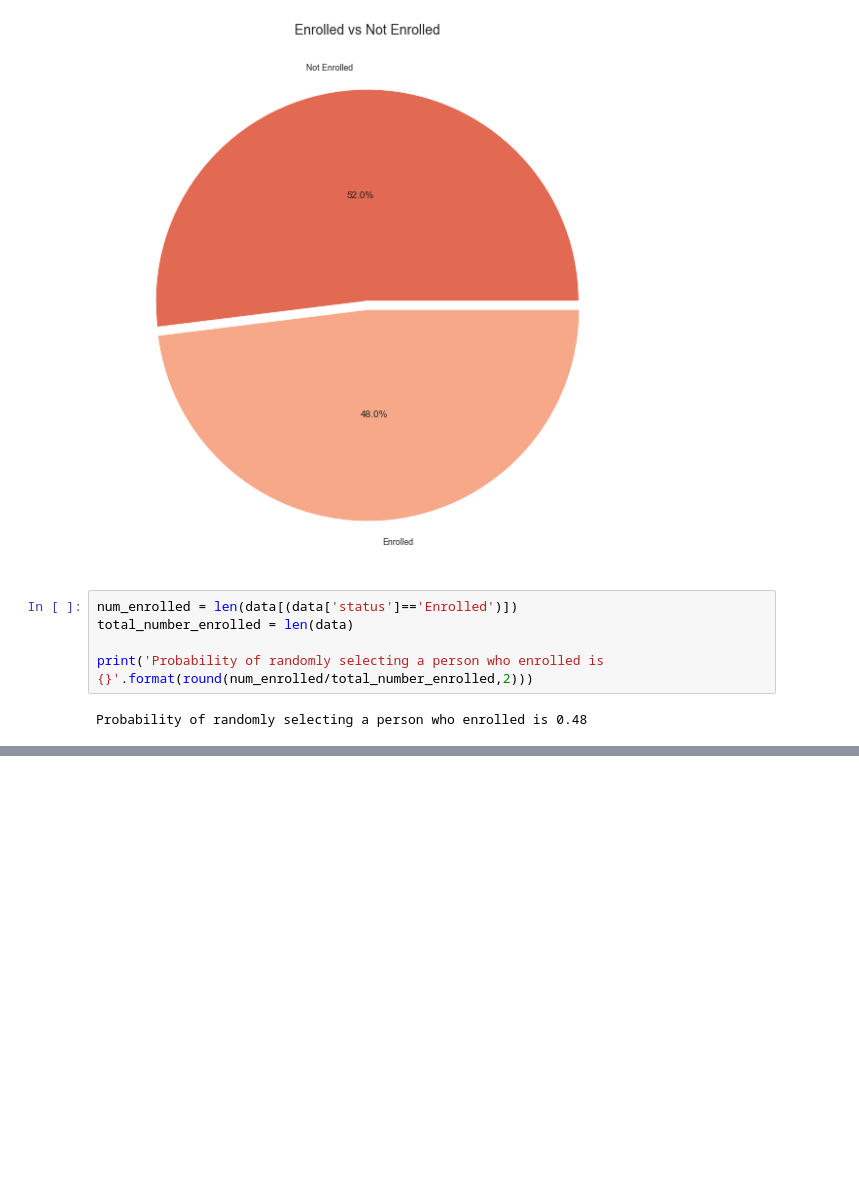
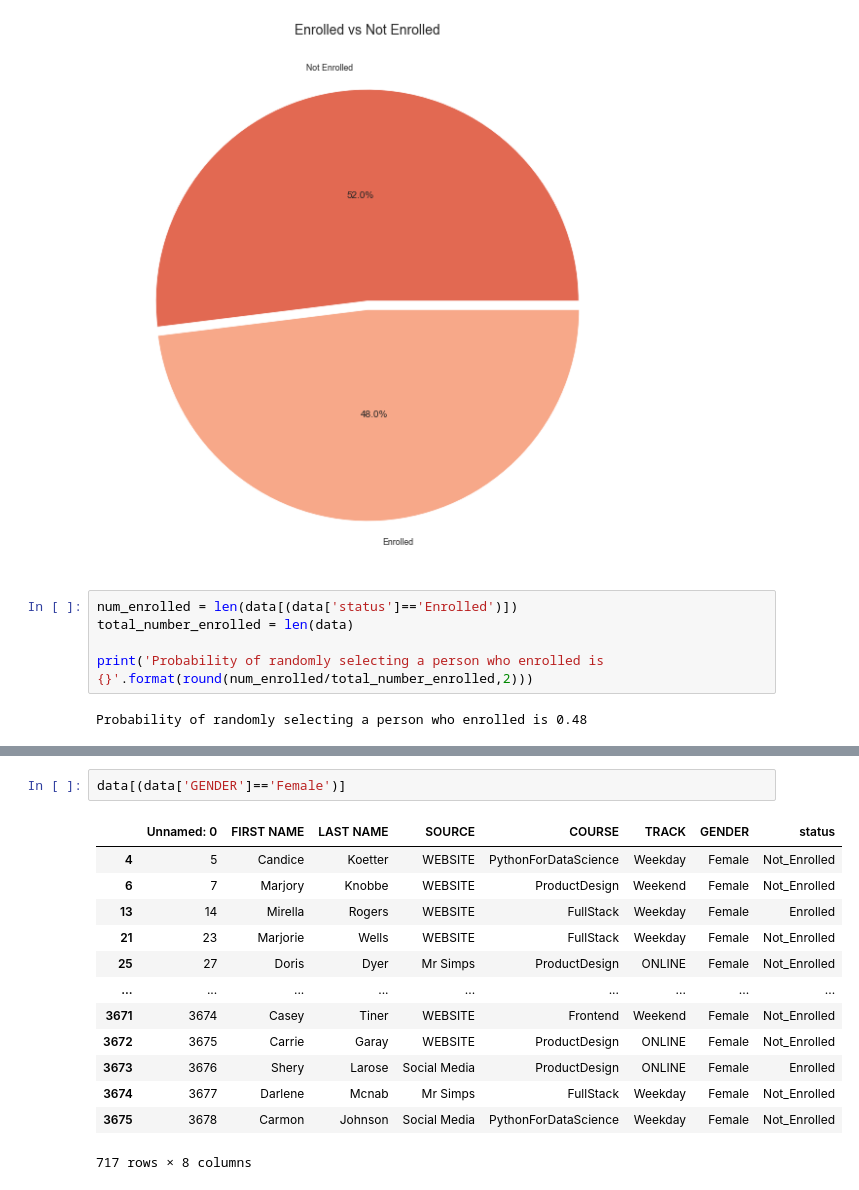
Before and after one commit to tahheel/V-Internship, a Jupyter notebook: Week 1/Damilola_week1.ipynb, the cells around one changed output, grey strips where cells are left out. Drawn from its saved outputs; the diff is of its cells as text; blank space fills up the shorter version.

```diff
--- a/Week 1/Damilola_week1.ipynb
+++ b/Week 1/Damilola_week1.ipynb
@@ -226,0 +227,16 @@ print('3. Probability of randomly selecting a person who enrolled is {}'.format(
+# %%
+data[(data['GENDER']=='Female')]
+# %% [output]
+|  | Unnamed: 0 | FIRST NAME | LAST NAME | SOURCE | COURSE | TRACK | GENDER | status |
+| 4 | 5 | Candice | Koetter | WEBSITE | PythonForDataScience | Weekday | Female | Not_Enrolled |
+| 6 | 7 | Marjory | Knobbe | WEBSITE | ProductDesign | Weekend | Female | Not_Enrolled |
+| 13 | 14 | Mirella | Rogers | WEBSITE | FullStack | Weekday | Female | Enrolled |
+| 21 | 23 | Marjorie | Wells | WEBSITE | FullStack | Weekday | Female | Not_Enrolled |
+| 25 | 27 | Doris | Dyer | Mr Simps | ProductDesign | ONLINE | Female | Not_Enrolled |
+| ... | ... | ... | ... | ... | ... | ... | ... | ... |
+| 3671 | 3674 | Casey | Tiner | WEBSITE | Frontend | Weekend | Female | Not_Enrolled |
+| 3672 | 3675 | Carrie | Garay | WEBSITE | ProductDesign | ONLINE | Female | Not_Enrolled |
+| 3673 | 3676 | Shery | Larose | Social Media | ProductDesign | ONLINE | Female | Enrolled |
+| 3674 | 3677 | Darlene | Mcnab | Mr Simps | FullStack | Weekday | Female | Not_Enrolled |
+| 3675 | 3678 | Carmon | Johnson | Social Media | PythonForDataScience | Weekday | Female | Not_Enrolled |
+717 rows × 8 columns
```
Also changed, not shown: parts of 11 cells of this notebook.
